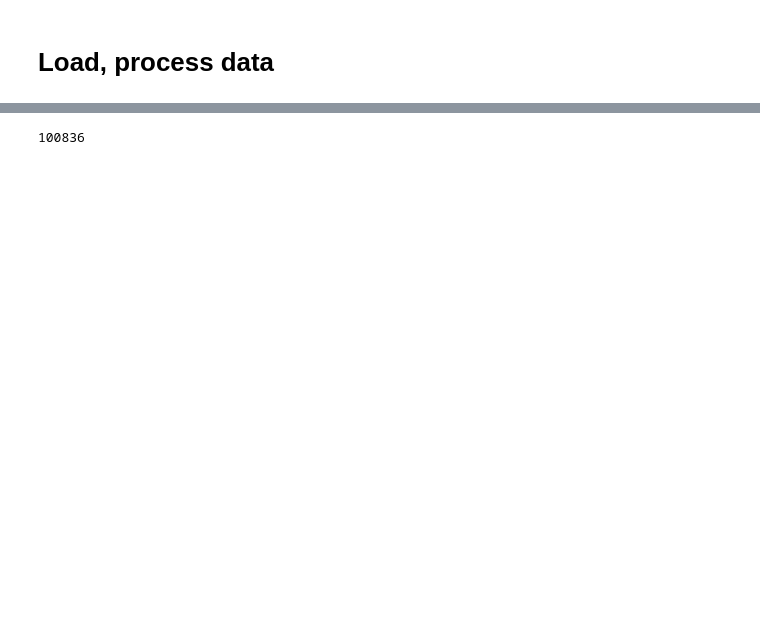
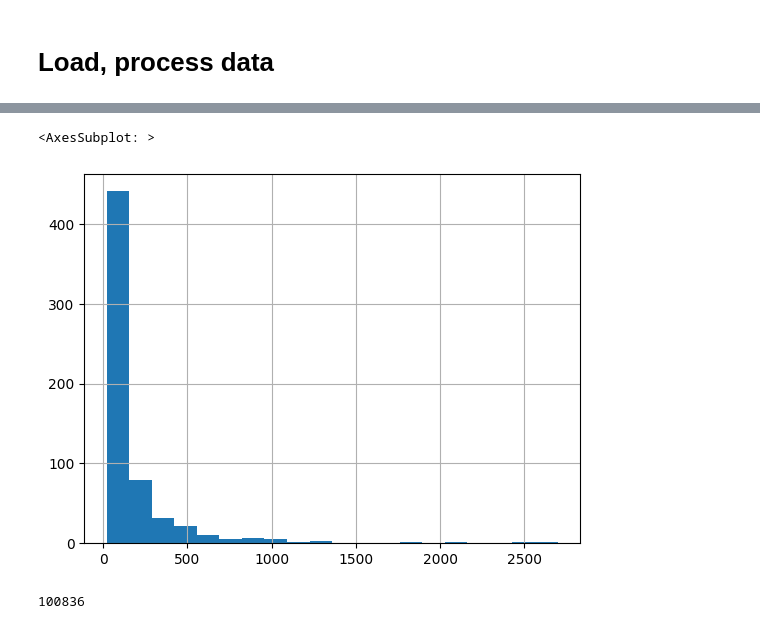
Before and after one commit to Joelino/das-recommenders, a Jupyter notebook: Benchmarks.ipynb, the cells around one changed output, grey strips where cells are left out. Cells and saved outputs as stored; diff of their text form; code cells hidden in the pictures; blank space fills up the shorter version.

```diff
--- a/Benchmarks.ipynb
+++ b/Benchmarks.ipynb
@@ -72,3 +56,8 @@ len(user_item_limited)
+# %%
+ratings.user_id.value_counts().hist(bins=20)
+# %% [output]
+<AxesSubplot: >
+[figure, added]
 # %%
 len(ratings)
 # %% [output]
```
Also changed, not shown: parts of 14 cells of this notebook, 1 other file.
